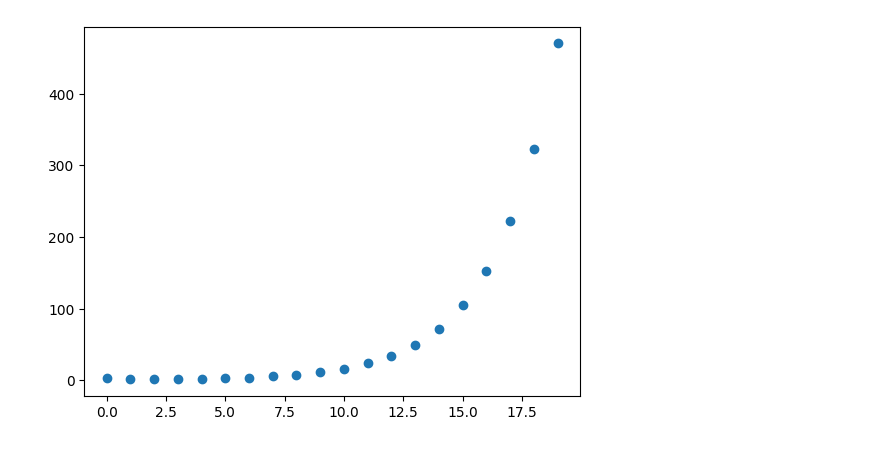
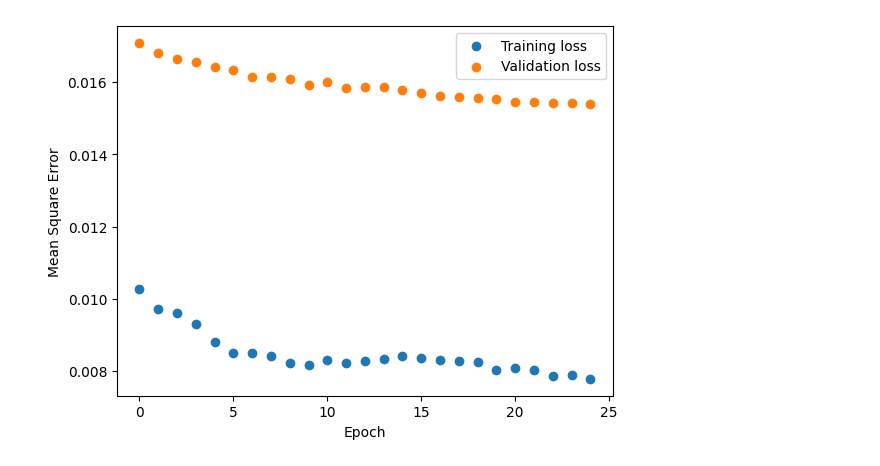
Before and after one commit to kalkulator413/argo_nn, a Jupyter notebook: train.ipynb, the cells around one changed output. Cells and saved outputs as stored; diff of their text form; code cells hidden in the pictures.

Commit message:
Merge branch 'main' of https://github.com/kalkulator413/argo_nn into main

```diff
--- a/train.ipynb
+++ b/train.ipynb
@@ -59,0 +13,4 @@ data
+# %%
+# complete = pd.read_csv('EOF_Bath_SPacific.csv')
+complete = pd.read_csv('/kaggle/input/argo-data/FullSPacific.csv')
+complete
@@ -60,10 +66,12 @@ data
 # %%
-# data = data.assign(magnitude=np.sqrt(data.get('dy')**2 + data.get('dx')**2))
-# data = data.assign(angle=np.arctan2(data.get('dy'), data.get('dx')))
-final = data[['ts1', 'ts2', 'ts3', 'ts4', 'ts5', 'ts6', 'ts7', 'ts8',
-             'prev_ts1', 'prev_ts2', 'prev_ts3', 'prev_ts4', 'prev_ts5', 'prev_ts6',
-             'prev_ts7', 'prev_ts8', 'prev_dy', 'prev_dx', 'dy', 'dx']].dropna()
-# final = data[['ts1', 'ts2', 'ts3', 'ts4', 'ts5', 'ts6', 'ts7', 'ts8', 'prev_dy', 'prev_dx', 'dy', 'dx']].dropna()
-# final = data[['prev_dy', 'prev_dx', 'dy', 'dx']].dropna()
+# chosen_params = ['bath1', 'bath2', 'prev_dy', 'prev_dx', 'dy', 'dx']
+chosen_params = ['ts1', 'ts2', 'ts3', 'ts4', 'ts5', 'ts6', 'ts7', 'ts8',
+  'prev_ts1', 'prev_ts2', 'prev_ts3', 'prev_ts4', 'prev_ts5', 'prev_ts6',
+  'prev_ts7', 'prev_ts8', 'bath1', 'bath2', 'ssh1', 'ssh2', 'prev_dy', 'prev_dx', 'dy', 'dx']
+# chosen_params = ['ts1', 'ts2', 'ts3', 'ts4', 'ts5', 'ts6', 'ts7', 'ts8', 'prev_dy', 'prev_dx', 'dy', 'dx']
+# chosen_params = ['prev_dy', 'prev_dx', 'dy', 'dx']
+# chosen_params = ['ts1', 'ts2', 'ts3', 'ts4', 'ts5', 'ts6', 'ts7', 'ts8', 'bath1', 'bath2', 'prev_dy', 'prev_dx', 'dy', 'dx']
+
+final = data[chosen_params].dropna()
 final
 # %% [output]
@@ -143,22 +149,54 @@ X_train, X_test, Y_train, Y_test = train_test_split(X, Y, test_size=0.2)
 # %%
 model = nn.Sequential(
-    nn.Linear(X.size()[1], 2)
+    nn.Linear(X.size()[1], 32),
+    nn.LeakyReLU(),
+    nn.Linear(32, 16),
+    nn.LeakyReLU(),
+    nn.Linear(16, 2)
 ).to(device)
-optimizer = torch.optim.SGD(model.parameters(), lr=0.01)
+optimizer = torch.optim.Adam(model.parameters())
 criterion = nn.MSELoss()
 
-losses = []
-for epoch in range(20):
-  optimizer.zero_grad()
+# todo: try different batch sizes
+batch_size = 32
+early_stopping_patience = 3
+best_val_loss = float('inf')
+patience_counter = 0
 
-  guess = model(X_train)
-  loss = criterion(guess, Y_train)
-  loss.backward()
-  optimizer.step()
+training_losses = []
+val_losses = []
+for epoch in range(25):
+    for i in range(0, len(X_train), batch_size):
+        optimizer.zero_grad()
+        x_batch = X_train[i:i+batch_size].to(device)
+        y_batch = Y_train[i:i+batch_size].to(device)
+        guess = model(x_batch)
+        loss = criterion(guess, y_batch)
+        loss.backward()
+        optimizer.step()
 
-  losses.append(loss.cpu().detach().numpy())
+    training_losses.append(loss.cpu().detach().numpy())
+    print("training loss:", training_losses[-1])
 
-print("training loss:", np.sqrt(losses[-1]))
-print("test loss:", criterion(model(X_test), Y_test).cpu().detach().numpy())
-plt.scatter(np.arange(len(losses)), losses)
+    with torch.no_grad():
+        val_losses.append(criterion(model(X_val.to(device)), Y_val.to(device)).cpu().detach().numpy())
+
+    # havent improved in the last 5, quit
+    if val_losses[-1] < best_val_loss:
+        best_val_loss = val_losses[-1]
+        patience_counter = 0
+    else:
+        patience_counter += 1
+        if patience_counter >= early_stopping_patience:
+            break
+
+with torch.no_grad():
+    print("test loss:", criterion(model(X_test.to(device)), Y_test.to(device)).cpu().detach().numpy())
+
+plt.scatter(np.arange(len(training_losses)), training_losses)
+plt.scatter(np.arange(len(val_losses)), val_losses)
+plt.xlabel('Epoch');
+plt.ylabel('Mean Square Error')
+plt.legend(['Training loss', 'Validation loss'])
+plt.show()
 # %% [output]
@@ -168 +220 @@ test loss: 683.5501
-[figure, old version]
+[figure, new version]
```
Also changed, not shown: parts of 17 cells of this notebook.
